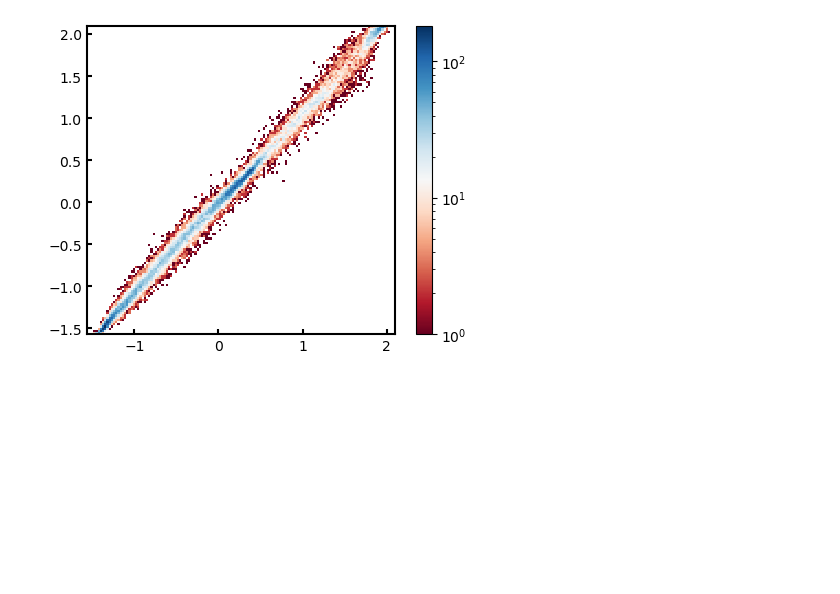
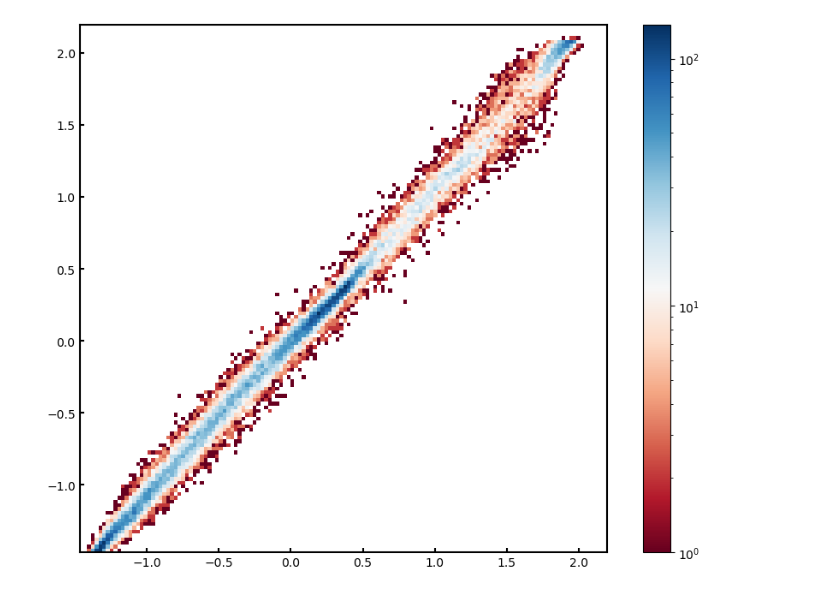
Before and after one commit to jwass1997/kmc_project, a Jupyter notebook: scripts/python_scripts/train_sm.ipynb, the cells around one changed output. Saved outputs shown, nothing was run; the diff lists cells and outputs as text; code cells hidden in the pictures; blank space fills up the shorter version.

```diff
--- a/scripts/python_scripts/train_sm.ipynb
+++ b/scripts/python_scripts/train_sm.ipynb
@@ -143,6 +143,7 @@ import matplotlib.pyplot as plt
 from matplotlib.colors import LogNorm
 from sm import NeuralNet
 
+#state_dict = torch.load("/gpfs/bwfor/work/ws/hd_gy283-my_data/models/sm_uni_n_a=200.pth", map_location="cpu", weights_only=False)
 state_dict = torch.load("/gpfs/bwfor/work/ws/hd_gy283-my_data/models/sm_vMB_n_a=200.pth", map_location="cpu", weights_only=False)
 args = state_dict['args']
 model_state_dict = state_dict['model_state_dict']
@@ -159,6 +160,7 @@ y_true_list = []
 x_in = []
 
 for i in range(180, 200):
+    #data = np.load(f"/gpfs/bwfor/work/ws/hd_gy283-my_data/data_uni/batch_{i}.npz")
     data = np.load(f"/gpfs/bwfor/work/ws/hd_gy283-my_data/data_vMB_own_pde_solver/batch_{i}.npz")
     output_idx = data["outputIdx"][0]
     x, y = data["inputs"], data["currents"]
@@ -172,35 +174,35 @@ with torch.no_grad():
 y_true = np.concatenate(y_true_list, axis=0)[:, None]
 
 y_pred = (y_pred - net.y_mean.numpy()) / net.y_std.numpy()
 y_true = (y_true - net.y_mean.numpy()) / net.y_std.numpy()
 
 l_bound = -1.5
 u_bound = 1.5
 #z = l_bound + (u_bound - l_bound) * torch.rand(num_points, net.layer_dims[0])
 
 def pred_vs_true(y_pred, y_true, bins=140, use_log=True):
 
     y_pred = np.asarray(y_pred).ravel()
     y_true = np.asarray(y_true).ravel()
 
-    pad = 0.001
-    min_val = float(min(y_true.min(),y_pred.min()))
-    max_val = float(max(y_true.max(),y_pred.max()))
+    pad = 0.1
+    min_val = float(min(y_true.min(),y_pred.min())) + pad
+    max_val = float(max(y_true.max(),y_pred.max())) + pad
 
     norm = LogNorm()
 
-    fig, ax = plt.subplots(figsize=(4,4))
+    fig, ax = plt.subplots(figsize=(8,8))
 
     _, _, _, im = ax.hist2d(y_pred, y_true, bins=bins, range=[[min_val, max_val], [min_val, max_val]], norm=norm, cmap="RdBu")
     cax = fig.add_axes([ax.get_position().x1 + 0.05, ax.get_position().y0, 0.04, ax.get_position().height])
     plt.colorbar(im, cax=cax)
     #ax.scatter(y_pred, y_true, s=4, edgecolors="blue", facecolor=None)
     ax.spines[:].set_linewidth(1.5)
     ax.tick_params(which='major', direction='in', width=1.5)
     ax.set_aspect('equal')
 
     #ax.plot([min_val, min_val], [max_val, max_val])
 
 pred_vs_true(y_pred, y_true)
 # %% [output]
-[figure, old version]
+[figure, new version]
```
Also changed, not shown: parts of 2 cells of this notebook, 40 other files.
